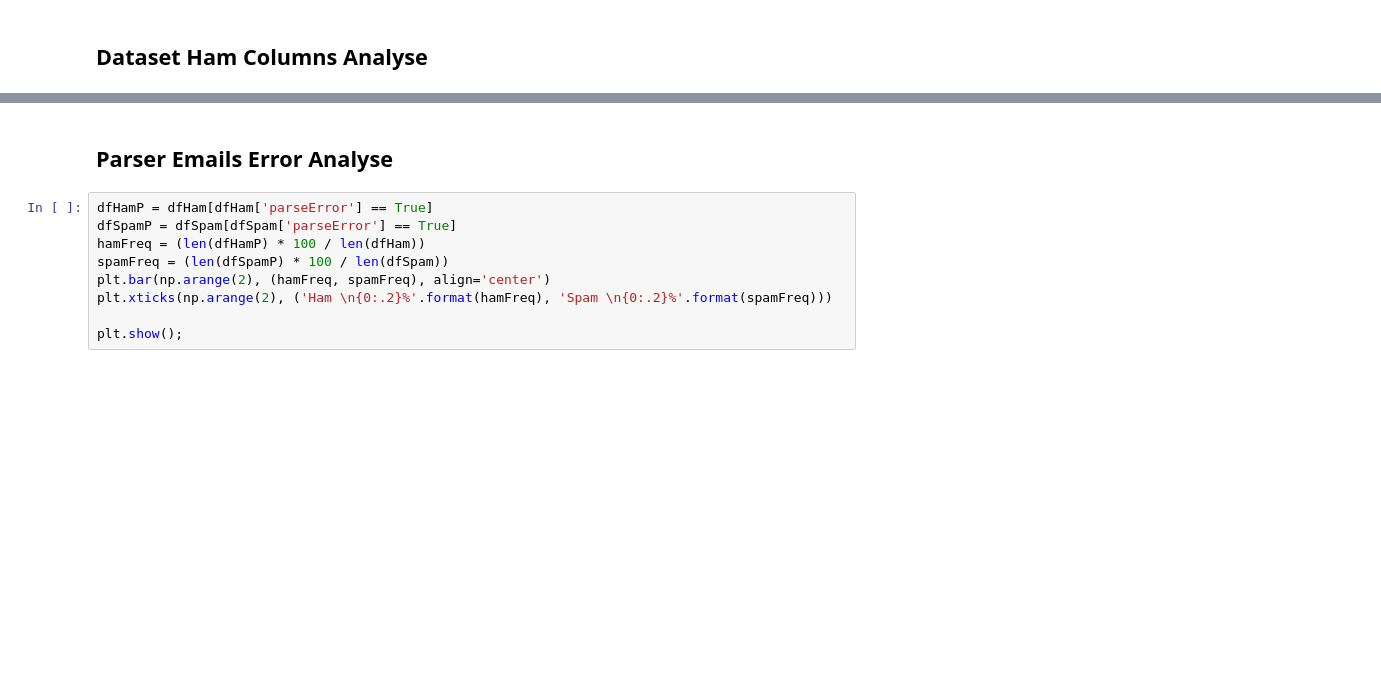
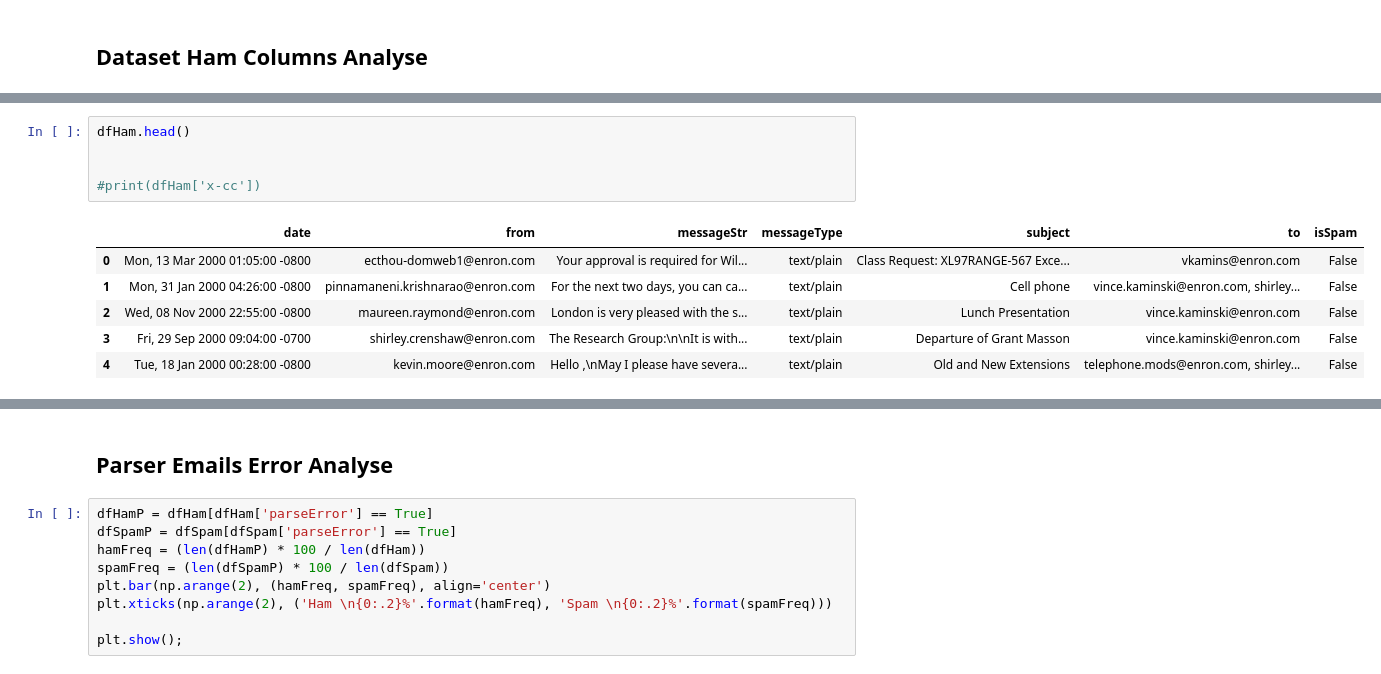
Before and after one commit to cordeiroph/SpamEmailClassifier, a Jupyter notebook: SpamEmailClassifier2.ipynb, the cells around one changed output, grey strips where cells are left out. Saved outputs shown, nothing was run; the diff lists cells and outputs as text; blank space fills up the shorter version.

```diff
--- a/SpamEmailClassifier2.ipynb
+++ b/SpamEmailClassifier2.ipynb
@@ -344,3 +355,15 @@ Total of Ham attributes 19
 | x-from | 19079 | 3187 | Davis, Pete </O=ENRON/OU=NA/CN=RE... | 1392 |
 | x-origin | 19079 | 12 | Kaminski-V | 4065 |
 | x-to | 19079 | 6400 | Davis, Pete </O=ENRON/OU=NA/CN=RE... | 1392 |
+# %%
+dfHam.head()
+
+
+#print(dfHam['x-cc'])
+# %% [output]
+|  | date | from | messageStr | messageType | subject | to | isSpam |
+| 0 | Mon, 13 Mar 2000 01:05:00 -0800 | ecthou-domweb1@enron.com | Your approval is required for Wil... | text/plain | Class Request: XL97RANGE-567 Exce... | vkamins@enron.com | False |
+| 1 | Mon, 31 Jan 2000 04:26:00 -0800 | pinnamaneni.krishnarao@enron.com | For the next two days, you can ca... | text/plain | Cell phone | vince.kaminski@enron.com, shirley... | False |
+| 2 | Wed, 08 Nov 2000 22:55:00 -0800 | maureen.raymond@enron.com | London is very pleased with the s... | text/plain | Lunch Presentation | vince.kaminski@enron.com | False |
+| 3 | Fri, 29 Sep 2000 09:04:00 -0700 | shirley.crenshaw@enron.com | The Research Group:\n\nIt is with... | text/plain | Departure of Grant Masson | vince.kaminski@enron.com | False |
+| 4 | Tue, 18 Jan 2000 00:28:00 -0800 | kevin.moore@enron.com | Hello ,\nMay I please have severa... | text/plain | Old and New Extensions | telephone.mods@enron.com, shirley... | False |
```
Also changed, not shown: parts of 17 cells of this notebook.
